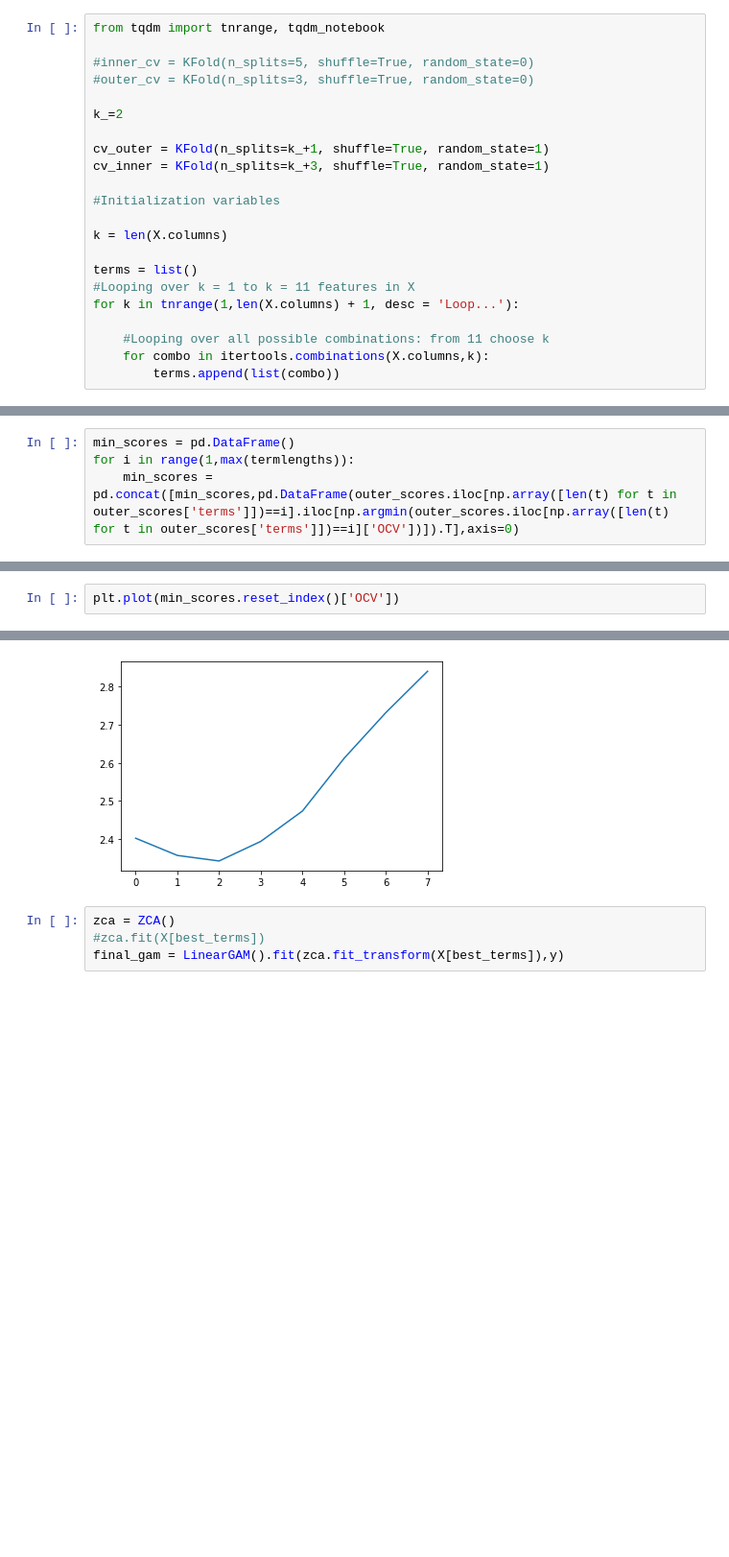
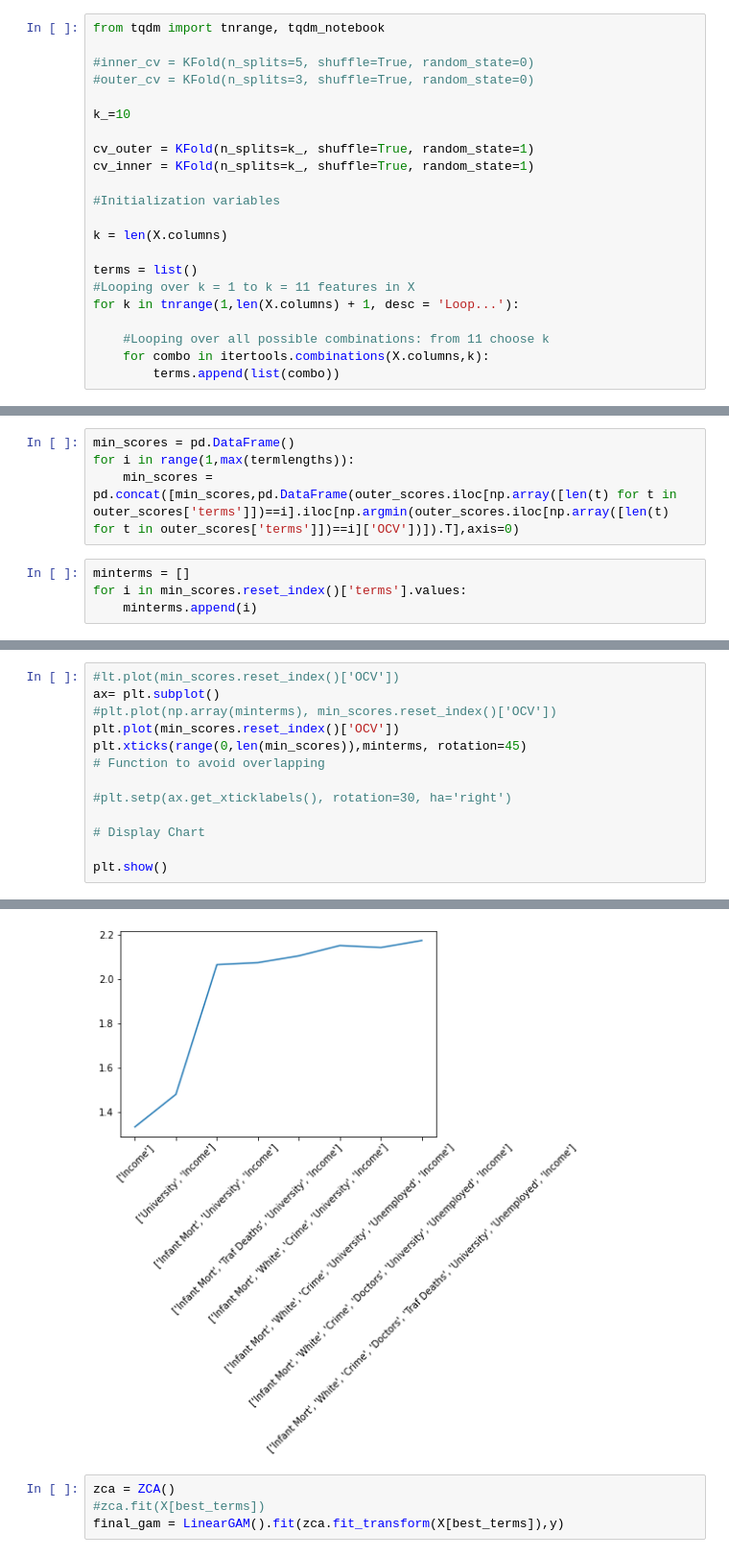
Before and after one commit to thistleknot/python-ml, a Jupyter notebook: code/pyGam Nested Cross Validation bestSubsets Dask.ipynb, the cells around one changed output, grey strips where cells are left out. Shown at 96% size. Drawn from its saved outputs; the diff is of its cells as text; blank space fills up the shorter version.

```diff
--- a/code/pyGam Nested Cross Validation bestSubsets Dask.ipynb
+++ b/code/pyGam Nested Cross Validation bestSubsets Dask.ipynb
@@ -183,10 +183,10 @@ from tqdm import tnrange, tqdm_notebook
 #inner_cv = KFold(n_splits=5, shuffle=True, random_state=0)
 #outer_cv = KFold(n_splits=3, shuffle=True, random_state=0)
 
-k_=2
+k_=10
 
-cv_outer = KFold(n_splits=k_+1, shuffle=True, random_state=1)
-cv_inner = KFold(n_splits=k_+3, shuffle=True, random_state=1)
+cv_outer = KFold(n_splits=k_, shuffle=True, random_state=1)
+cv_inner = KFold(n_splits=k_, shuffle=True, random_state=1)
 
 #Initialization variables
 
@@ -319,3 +319,7 @@ best_terms
 min_scores = pd.DataFrame()
 for i in range(1,max(termlengths)):
     min_scores = pd.concat([min_scores,pd.DataFrame(outer_scores.iloc[np.array([len(t) for t in outer_scores['terms']])==i].iloc[np.argmin(outer_scores.iloc[np.array([len(t) for t in outer_scores['terms']])==i]['OCV'])]).T],axis=0)
+# %%
+minterms = []
+for i in min_scores.reset_index()['terms'].values:
+    minterms.append(i)
@@ -322,3 +346,14 @@ for i in range(1,max(termlengths)):
 # %%
+#lt.plot(min_scores.reset_index()['OCV'])
+ax= plt.subplot()
+#plt.plot(np.array(minterms), min_scores.reset_index()['OCV'])
 plt.plot(min_scores.reset_index()['OCV'])
+plt.xticks(range(0,len(min_scores)),minterms, rotation=45)
+# Function to avoid overlapping
+
+#plt.setp(ax.get_xticklabels(), rotation=30, ha='right')
+
+# Display Chart
+
+plt.show()
 # %% [output]
@@ -326,4 +360,4 @@ plt.plot(min_scores.reset_index()['OCV'])
-[figure, old version]
+[figure, new version]
 # %%
 zca = ZCA()
 #zca.fit(X[best_terms])
```
Also changed, not shown: parts of 12 cells of this notebook.
